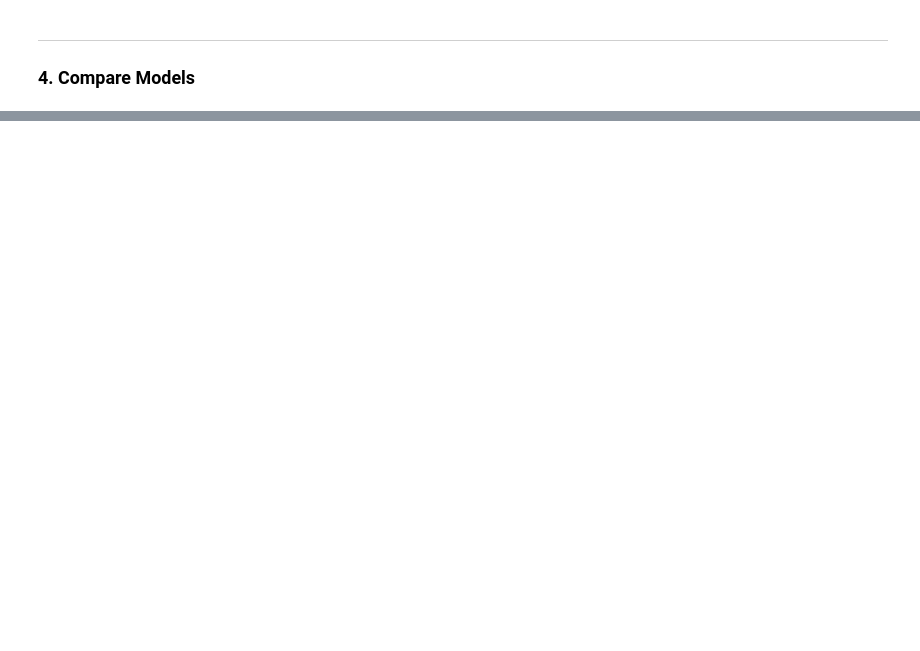
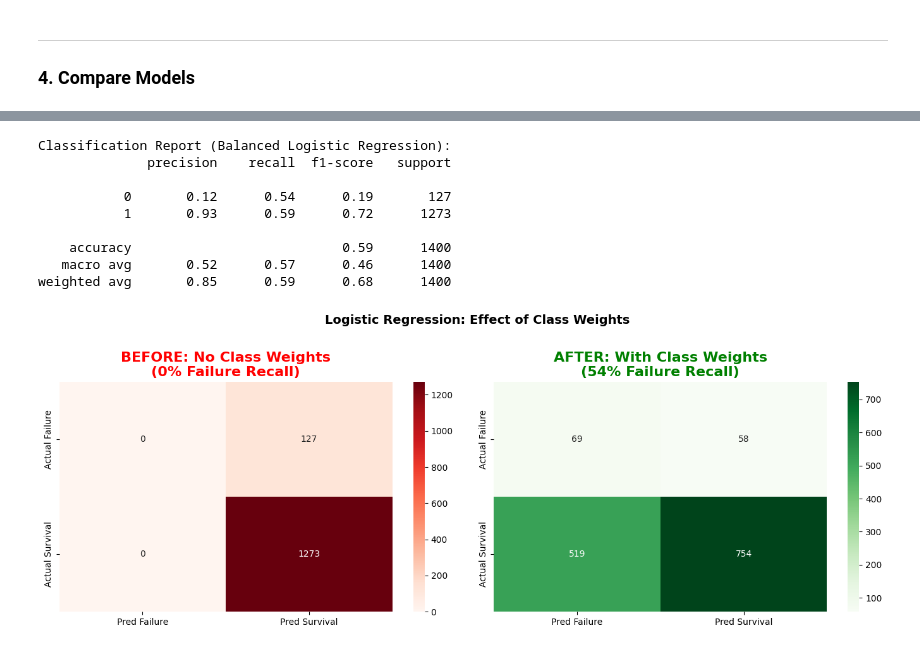
Before and after one commit to Tuminha/Implant-Success-Kaggle-Competition-, a Jupyter notebook: notebooks/03_Baseline_Models.ipynb, the cells around one changed output, grey strips where cells are left out. Saved outputs shown, nothing was run; the diff lists cells and outputs as text; code cells hidden in the pictures; blank space fills up the shorter version.

```diff
--- a/notebooks/03_Baseline_Models.ipynb
+++ b/notebooks/03_Baseline_Models.ipynb
@@ -99,15 +114,15 @@ print("✅ Logistic Regression model trained!")
 # TODO: Make predictions on the validation set.
 # Hint: Use .predict() for class labels and .predict_proba() for probabilities.
 
-y_pred_lr = ...  # Class predictions
-y_pred_lr_proba = ...  # Probability predictions (use [:, 1] for positive class)
+y_pred_lr = lr_model.predict(X_val)  # Class predictions
+y_pred_lr_proba = lr_model.predict_proba(X_val)[:, 1]  # Probability predictions (use [:, 1] for positive class)
 
 # TODO: Calculate the ROC-AUC score.
 # Hint: Use roc_auc_score(y_val, y_pred_lr_proba)
-roc_auc_lr = ...
+roc_auc_lr = roc_auc_score(y_val, y_pred_lr_proba)
 
 # Calculate accuracy
-accuracy_lr = ...
+accuracy_lr = accuracy_score(y_val, y_pred_lr)
 
 print(f"Logistic Regression Results:")
 print(f"  - ROC-AUC: {roc_auc_lr:.4f}")
@@ -151,9 +183,9 @@ Random Forest is an ensemble method that typically performs better than single d
 # %%
 # TODO: Initialize the Random Forest Classifier.
 # Hint: Use RandomForestClassifier(n_estimators=100, random_state=42).
-rf_model = ...
+rf_model = RandomForestClassifier(n_estimators=100, random_state=42)
 
 # TODO: Fit the model on the training data.
-...
+rf_model.fit(X_train, y_train)
 
 print("✅ Random Forest model trained!")
@@ -160,12 +194,12 @@ print("✅ Random Forest model trained!")
 # %%
 # TODO: Make predictions and evaluate the Random Forest model.
 
-y_pred_rf = ...  # Class predictions
-y_pred_rf_proba = ...  # Probability predictions
+y_pred_rf = rf_model.predict(X_val)  # Class predictions
+y_pred_rf_proba = rf_model.predict_proba(X_val)[:, 1]  # Probability predictions
 
 # Calculate metrics
-roc_auc_rf = ...
-accuracy_rf = ...
+roc_auc_rf = roc_auc_score(y_val, y_pred_rf_proba)
+accuracy_rf = accuracy_score(y_val, y_pred_rf)
 
 print(f"Random Forest Results:")
 print(f"  - ROC-AUC: {roc_auc_rf:.4f}")
@@ -289,0 +424,36 @@ print(f"\n🏆 Best baseline model: {best_model}")
+# %%
+# Confusion Matrix - Logistic Regression (Balanced)
+print("Classification Report (Balanced Logistic Regression):")
+print(classification_report(y_val, y_pred_lr_bal))
+
+fig, axes = plt.subplots(1, 2, figsize=(14, 5))
+
+# Before (no class weights)
+cm_before = confusion_matrix(y_val, y_pred_lr)
+sns.heatmap(cm_before, annot=True, fmt='d', cmap='Reds', ax=axes[0],
+            xticklabels=['Pred Failure', 'Pred Survival'],
+            yticklabels=['Actual Failure', 'Actual Survival'])
+axes[0].set_title('BEFORE: No Class Weights\n(0% Failure Recall)', fontweight='bold', color='red')
+
+# After (with class weights)
+cm_after = confusion_matrix(y_val, y_pred_lr_bal)
+sns.heatmap(cm_after, annot=True, fmt='d', cmap='Greens', ax=axes[1],
+            xticklabels=['Pred Failure', 'Pred Survival'],
+            yticklabels=['Actual Failure', 'Actual Survival'])
+axes[1].set_title(f'AFTER: With Class Weights\n({recall_0_lr_bal:.0%} Failure Recall)', fontweight='bold', color='green')
+
+plt.suptitle('Logistic Regression: Effect of Class Weights', fontsize=14, fontweight='bold', y=1.02)
+plt.tight_layout()
+plt.savefig('../figures/lr_balanced_comparison.png', dpi=150, bbox_inches='tight')
+plt.show()
+# %% [output]
+Classification Report (Balanced Logistic Regression):
+              precision    recall  f1-score   support
+
+           0       0.12      0.54      0.19       127
+           1       0.93      0.59      0.72      1273
+
+    accuracy                           0.59      1400
+   macro avg       0.52      0.57      0.46      1400
+weighted avg       0.85      0.59      0.68      1400
+[figure, added]
```
Also changed, not shown: parts of 26 cells of this notebook, 13 other files.
